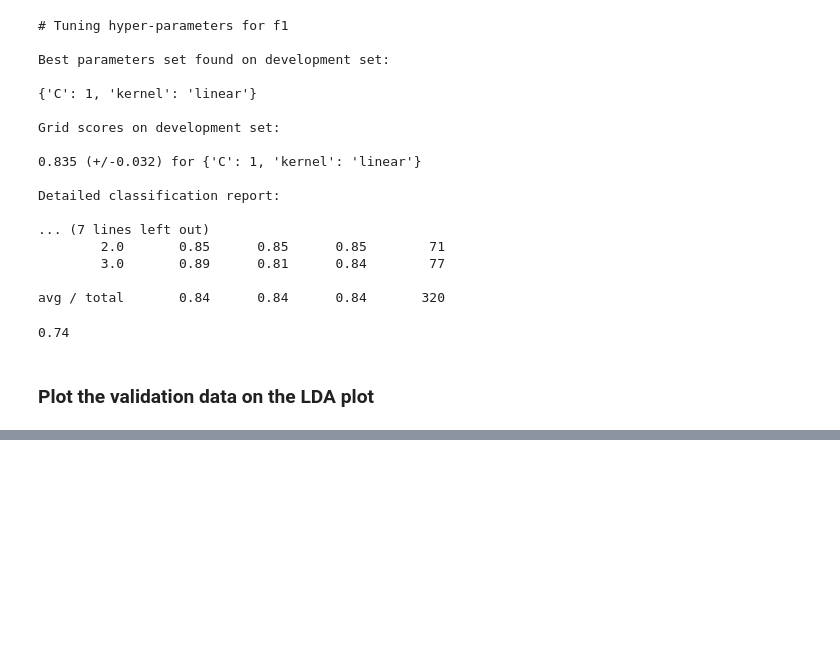
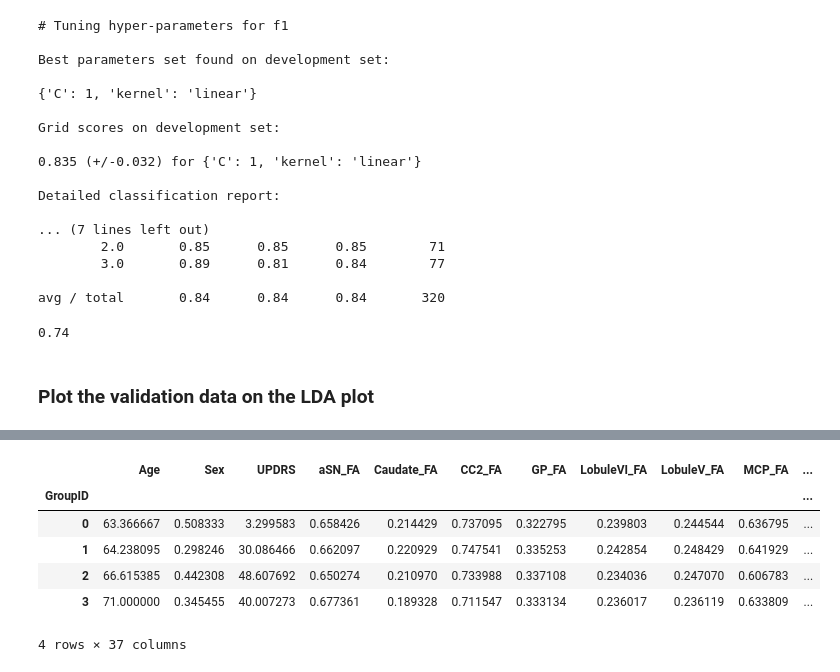
Before and after one commit to jtbricker/parkinsons-ml, a Jupyter notebook: PCA_LDA.ipynb, the cells around one changed output, grey strips where cells are left out. Cells and saved outputs as stored; diff of their text form; code cells hidden in the pictures; blank space fills up the shorter version.

```diff
--- a/PCA_LDA.ipynb
+++ b/PCA_LDA.ipynb
@@ -309,0 +313,13 @@ Index(['Age', 'Sex', 'UPDRS', 'aSN_FA', 'Caudate_FA', 'CC2_FA', 'GP_FA',
+# %%
+means_train = data.groupby('GroupID').mean()
+means_valid = validation_data.groupby('GroupID').mean()
+# %%
+means_train
+# %% [output]
+|  | Age | Sex | UPDRS | aSN_FA | Caudate_FA | CC2_FA | GP_FA | LobuleVI_FA | LobuleV_FA | MCP_FA | ... |
+| GroupID |  |  |  |  |  |  |  |  |  |  | ... |
+| 0 | 63.366667 | 0.508333 | 3.299583 | 0.658426 | 0.214429 | 0.737095 | 0.322795 | 0.239803 | 0.244544 | 0.636795 | ... |
+| 1 | 64.238095 | 0.298246 | 30.086466 | 0.662097 | 0.220929 | 0.747541 | 0.335253 | 0.242854 | 0.248429 | 0.641929 | ... |
+| 2 | 66.615385 | 0.442308 | 48.607692 | 0.650274 | 0.210970 | 0.733988 | 0.337108 | 0.234036 | 0.247070 | 0.606783 | ... |
+| 3 | 71.000000 | 0.345455 | 40.007273 | 0.677361 | 0.189328 | 0.711547 | 0.333134 | 0.236017 | 0.236119 | 0.633809 | ... |
+4 rows × 37 columns
```
Also changed, not shown: parts of 13 cells of this notebook, 2 other files.
